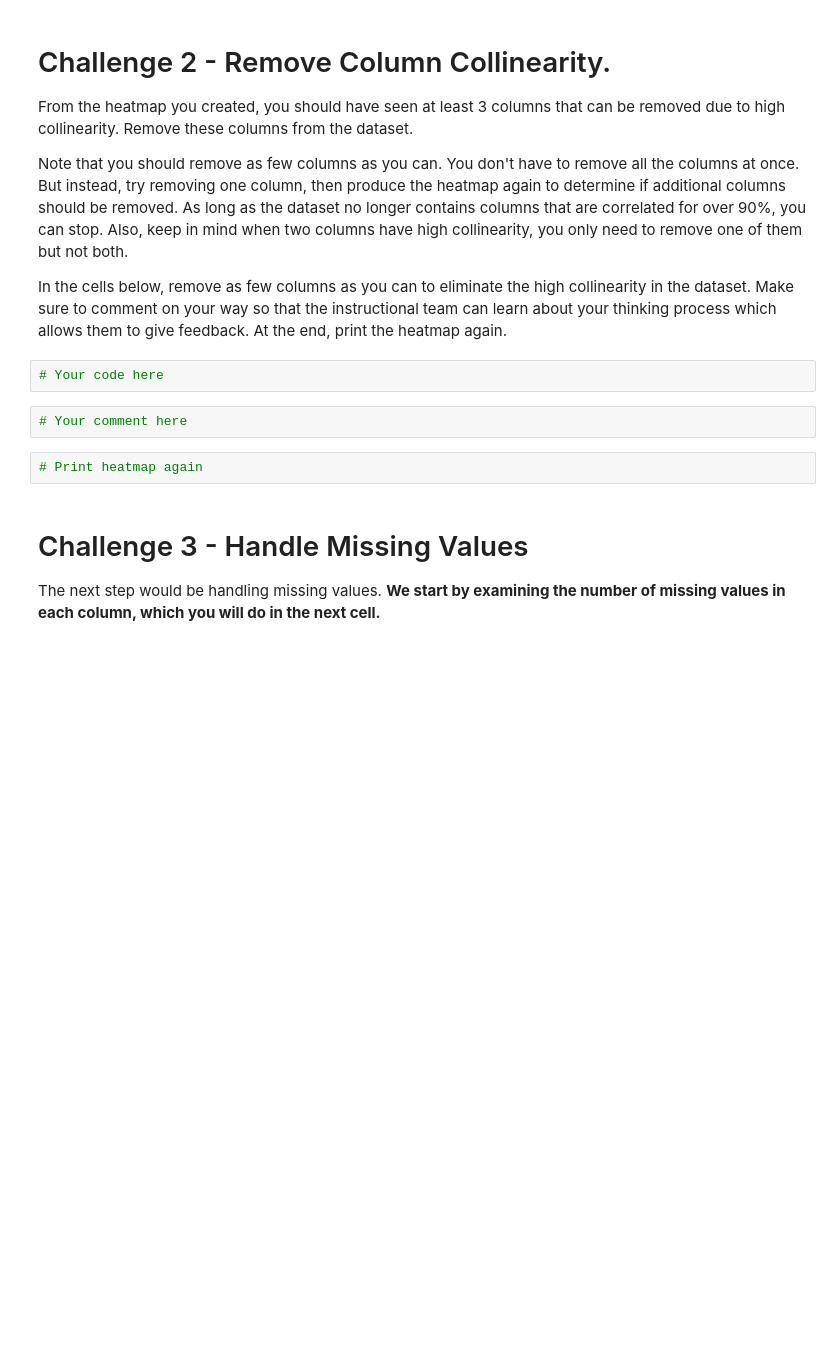
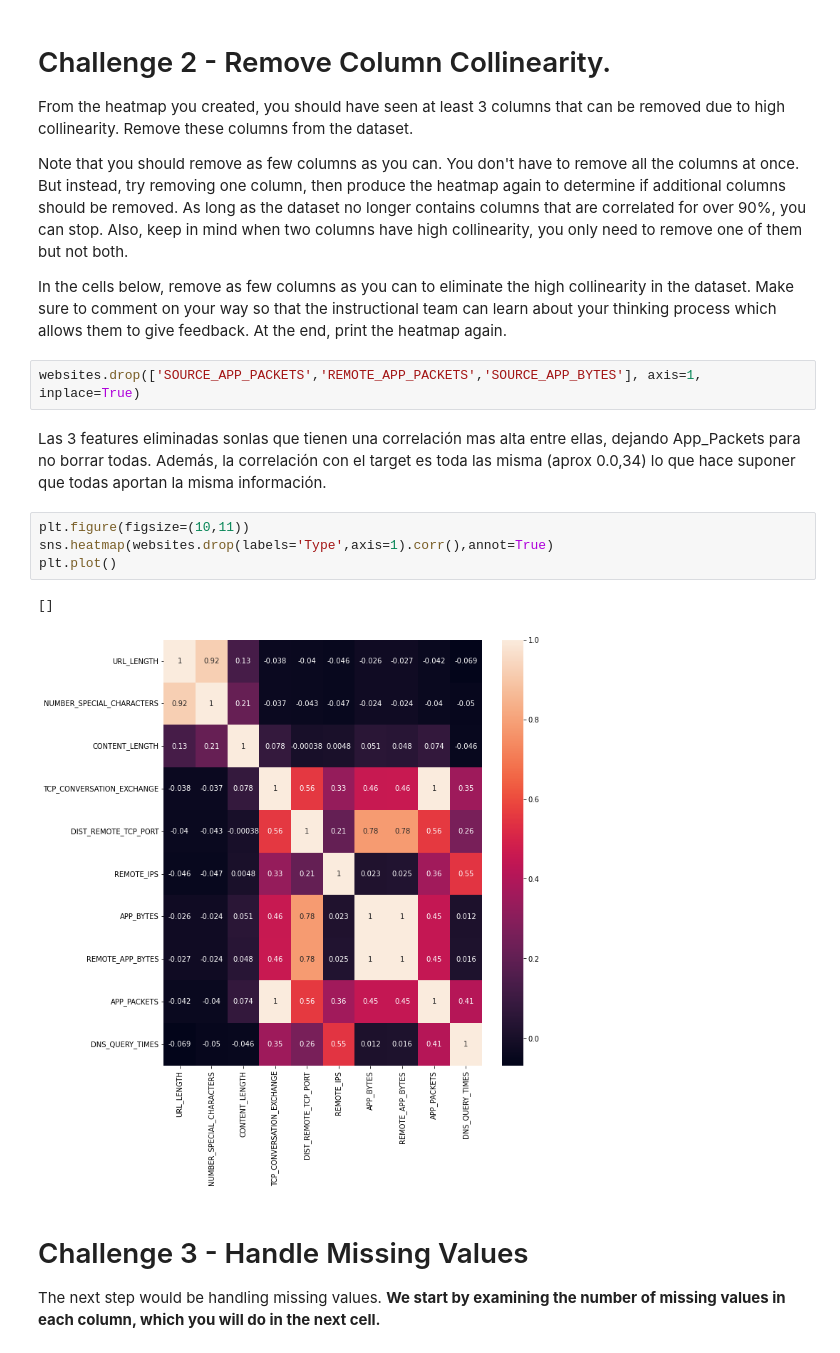
Before and after one commit to ivanrepi/dataptmad1121_labs, a Jupyter notebook: module-3/supervised-learning/your-code/main.ipynb, the cells around one changed output. Drawn from its saved outputs; the diff is of its cells as text; blank space fills up the shorter version.

```diff
--- a/module-3/supervised-learning/your-code/main.ipynb
+++ b/module-3/supervised-learning/your-code/main.ipynb
@@ -82,12 +140,18 @@ From the heatmap you created, you should have seen at least 3 columns that can b
 Note that you should remove as few columns as you can. You don't have to remove all the columns at once. But instead, try removing one column, then produce the heatmap again to determine if additional columns should be removed. As long as the dataset no longer contains columns that are correlated for over 90%, you can stop. Also, keep in mind when two columns have high collinearity, you only need to remove one of them but not both.
 
 In the cells below, remove as few columns as you can to eliminate the high collinearity in the dataset. Make sure to comment on your way so that the instructional team can learn about your thinking process which allows them to give feedback. At the end, print the heatmap again.
-# %%
-# Your code here
-# %%
-# Your comment here
-# %%
-# Print heatmap again
+# %%
+websites.drop(['SOURCE_APP_PACKETS','REMOTE_APP_PACKETS','SOURCE_APP_BYTES'], axis=1, inplace=True)
+# %% [markdown]
+Las 3 features eliminadas sonlas que tienen una correlación mas alta entre ellas, dejando App_Packets para no borrar todas.
+Además, la correlación con el target es toda las misma (aprox 0.0,34) lo que hace suponer que todas aportan la misma información.
+# %%
+plt.figure(figsize=(10,11))
+sns.heatmap(websites.drop(labels='Type',axis=1).corr(),annot=True)
+plt.plot()
+# %% [output]
+[]
+[figure, added]
 # %% [markdown]
 # Challenge 3 - Handle Missing Values
 
```
Also changed, not shown: parts of 21 cells of this notebook.
